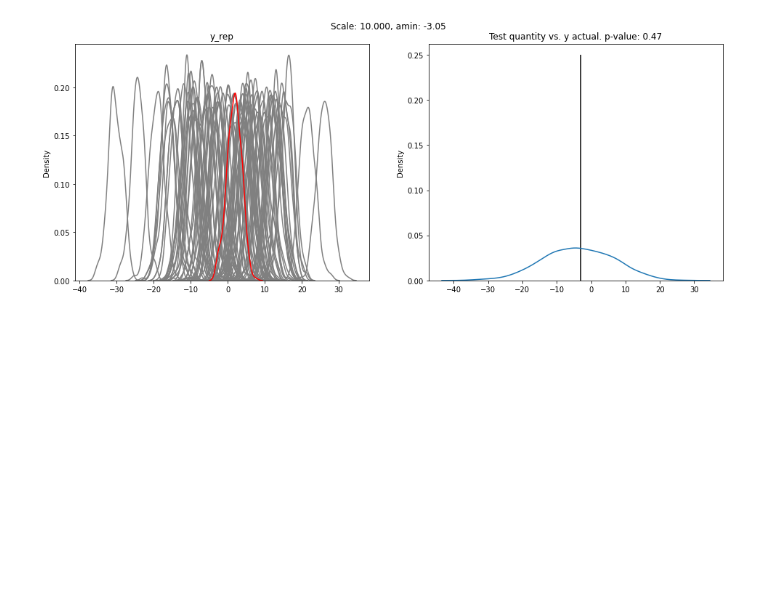
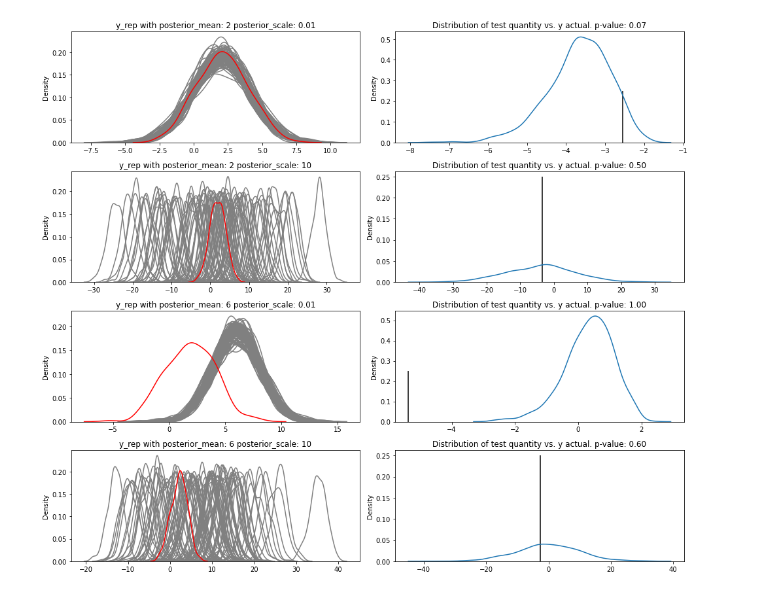
Before and after one commit to maw501/BDA3-python-demos, a Jupyter notebook: demos_ch6/p-values.ipynb, the cells around one changed output. Cells and saved outputs as stored; diff of their text form; code cells hidden in the pictures; blank space fills up the shorter version.

```diff
--- a/demos_ch6/p-values.ipynb
+++ b/demos_ch6/p-values.ipynb
@@ -4,0 +12,10 @@ import seaborn as sns
+# %%
+def create_datasets(
+    loc_true, scale_true, post_mu, post_scale, dataset_size, num_datasets
+):
+    y = np.random.normal(loc_true, scale_true, size=dataset_size)
+    loc_post = np.random.normal(post_mu, scale=post_scale, size=num_datasets)
+    y_rep = np.random.normal(
+        loc_post, scale_true, size=(dataset_size, num_datasets)
+    )
+    return y, y_rep
@@ -5,8 +38,8 @@ import seaborn as sns
 # %%
 loc_true = 2
 scale_true = 2
-n_dataset = 250
+dataset_size = 250
+num_datasets = 1000
 n_experiments = 1000
-n_simulations = 1000
 # %%
 p_values_scales = []
@@ -22,9 +61,9 @@ for s in scales:
     p_values_scales.append(p_values)
 # %%
-fig, axs = plt.subplots(2, 5, figsize=(24, 12), sharex=True)
+fig, axs = plt.subplots(1, 5, figsize=(20, 4), sharex=True)
 axs = axs.ravel()
 for i, ax in enumerate(axs):
-    ax.hist(p_values_scales[i], bins=15);
-    ax.set_title(f"Scale: {scales[i]}");
+    ax.hist(p_values_scales[i], bins=15)
+    ax.set_title(f"Scale: {scales[i]}")
     ax.vlines(0.5, 0, 100, color="red")
 # %% [output]
@@ -32,21 +82,41 @@ for i, ax in enumerate(axs):
 # %%
-s = 10
-y = np.random.normal(loc_true, scale_true, size=n_dataset)
-loc_post = np.random.normal(loc_true, scale=s, size=n_simulations)
-y_rep = np.random.normal(loc_post, scale_true, size=(n_dataset, n_simulations))
+posterior_means = [2, 6]
+posterior_scales = [1e-2, 10]
 
-test_quantity = np.min
-test_statistic = test_quantity(y_rep, 0)
-p_value = np.mean(test_statistic > test_quantity(y))
+counter = 0
+fig, ax = plt.subplots(4, 2, figsize=(14, 12))
+ax = ax.ravel()
 
-fig, ax = plt.subplots(1, 2, figsize=(16, 6))
-for i in range(100):
-    sns.kdeplot(y_rep[:, np.random.randint(n_experiments)], color="grey", ax=ax[0]);
-ax[0].set_title("y_rep");
-sns.kdeplot(y, color="red", ax=ax[0]);
-sns.kdeplot(test_statistic, ax=ax[1]);
-ax[1].vlines(test_quantity(y), 0, 0.25);
-ax[1].set_title(f"Test quantity vs. y actual. p-value: {p_value:.2f}");
-plt.suptitle(f"Scale: {s:.3f}, {test_quantity.__name__}: {test_quantity(y):.2f}", y=0.95);
+for posterior_mean in posterior_means:
+    for posterior_scale in posterior_scales:
+
+        y, y_rep = create_datasets(
+            loc_true,
+            scale_true,
+            posterior_mean,
+            posterior_scale,
+            dataset_size,
+            num_datasets,
+        )
+        test_statistic = calculate_test_statistic(test_metric, y_rep)
+        p_value = calculate_p_value(test_metric, y, y_rep)
+
+        for i in range(100):
+            sns.kdeplot(
+                y_rep[:, np.random.randint(n_experiments)],
+                color="grey",
+                ax=ax[2 * counter],
+            )
+        ax[2 * counter].set_title(
+            f"y_rep with posterior_mean: {posterior_mean} posterior_scale: {posterior_scale}"
+        )
+        sns.kdeplot(y, color="red", ax=ax[2 * counter])
+        sns.kdeplot(test_statistic, ax=ax[2 * counter + 1])
+        ax[2 * counter + 1].vlines(test_metric(y), 0, 0.25)
+        ax[2 * counter + 1].set_title(
+            f"Distribution of test quantity vs. y actual. p-value: {p_value:.2f}"
+        )
+        plt.tight_layout()
+        counter += 1
 # %% [output]
-[figure, old version]
+[figure, new version]
```
Also changed, not shown: parts of 7 cells of this notebook.
